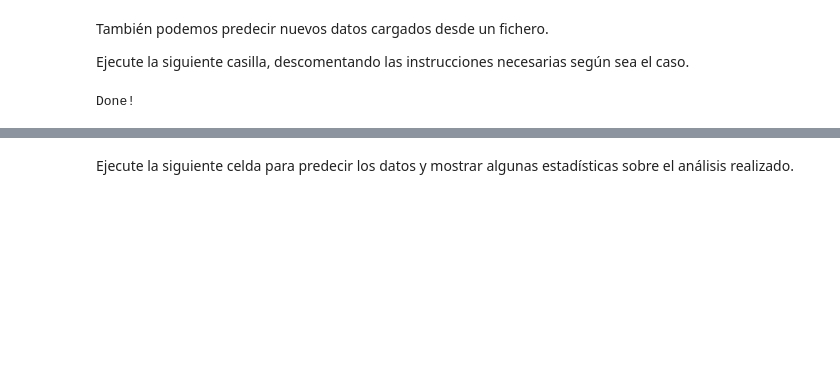
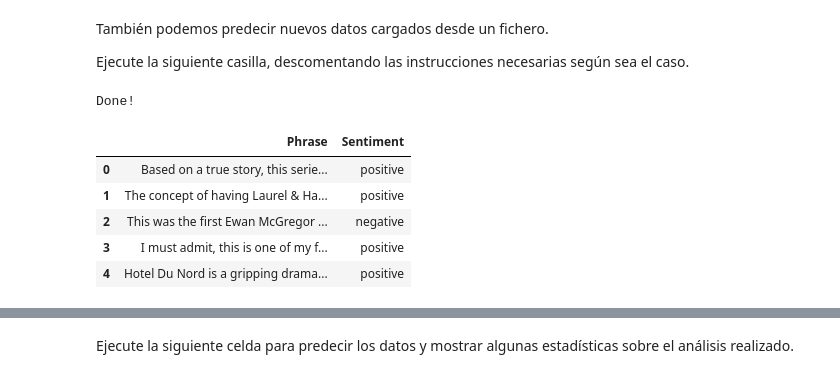
Before and after one commit to igl35/master-ua, a Jupyter notebook: Minería de textos/TextClassification-main/03-SA-Transformers-Training-FineTuning/03-TextClassification-with-Transformers-FineTuning-TripAdvisor.ipynb, the cells around one changed output, grey strips where cells are left out. Drawn from its saved outputs; the diff is of its cells as text; code cells hidden in the pictures; blank space fills up the shorter version.

```diff
--- a/Minería de textos/TextClassification-main/03-SA-Transformers-Training-FineTuning/03-TextClassification-with-Transformers-FineTuning-TripAdvisor.ipynb
+++ b/Minería de textos/TextClassification-main/03-SA-Transformers-Training-FineTuning/03-TextClassification-with-Transformers-FineTuning-TripAdvisor.ipynb
@@ -709,3 +796,13 @@ new_data = pd.read_csv(path, sep=',')
 print('Done!')
 # %% [output]
 Done!
+# %%
+#imprimimos la head de los datos
+new_data.head()
+# %% [output]
+|  | Phrase | Sentiment |
+| 0 | Based on a true story, this serie... | positive |
+| 1 | The concept of having Laurel & Ha... | positive |
+| 2 | This was the first Ewan McGregor ... | negative |
+| 3 | I must admit, this is one of my f... | positive |
+| 4 | Hotel Du Nord is a gripping drama... | positive |
```
Also changed, not shown: parts of 19 cells of this notebook.
